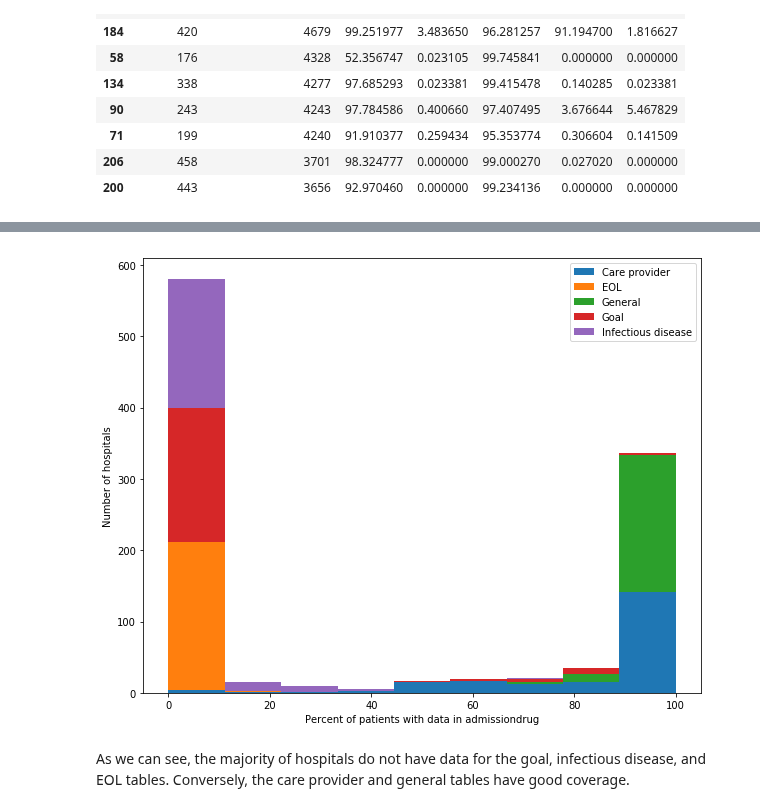
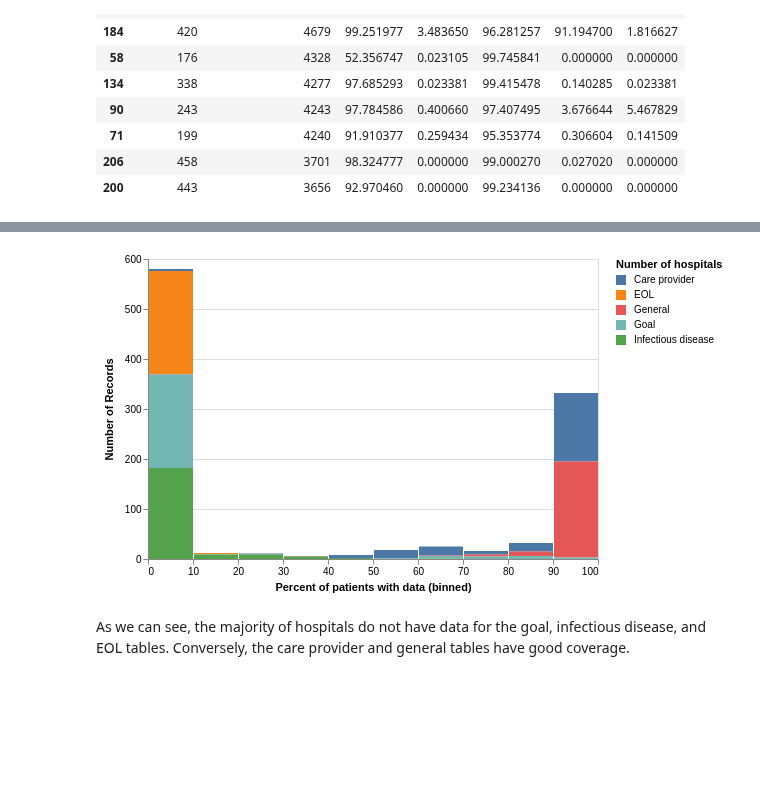
Before and after one commit to MIT-LCP/eicu-code, a Jupyter notebook: notebooks/careplan.ipynb, the cells around one changed output, grey strips where cells are left out. Saved outputs shown, nothing was run; the diff lists cells and outputs as text; code cells hidden in the pictures; blank space fills up the shorter version.

Commit message:
add pdvega for interactive plots

```diff
--- a/notebooks/careplan.ipynb
+++ b/notebooks/careplan.ipynb
@@ -126,10 +127,7 @@ column_label = {'n_cpc': 'Care provider',
                 'n_cpgo': 'Goal',
                 'n_cpid': 'Infectious disease'}
 
-df[cols].rename(columns=column_label).plot.hist(
-    bins=np.linspace(0, 100, 10),
-    stacked=True,figsize=[10,8])
-plt.xlabel('Percent of patients with data in admissiondrug')
-plt.ylabel('Number of hospitals')
-plt.show()
+df[cols].rename(columns=column_label).vgplot.hist(bins=10, stacked=True,
+                                    var_name='Number of hospitals',
+                                    value_name='Percent of patients with data')
 # %% [output]
@@ -136,3 +135,3 @@ plt.show()
-[figure, old version]
+[figure, new version]
 # %% [markdown]
 As we can see, the majority of hospitals do not have data for the goal, infectious disease, and EOL tables. Conversely, the care provider and general tables have good coverage.
```
Also changed, not shown: parts of 2 cells of this notebook, 15 other files.
